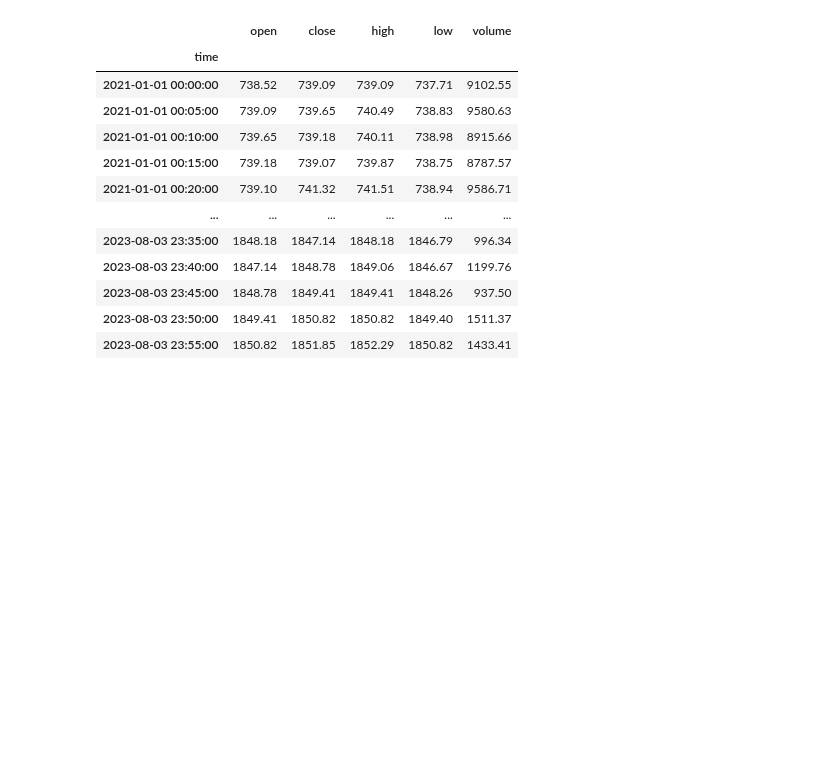
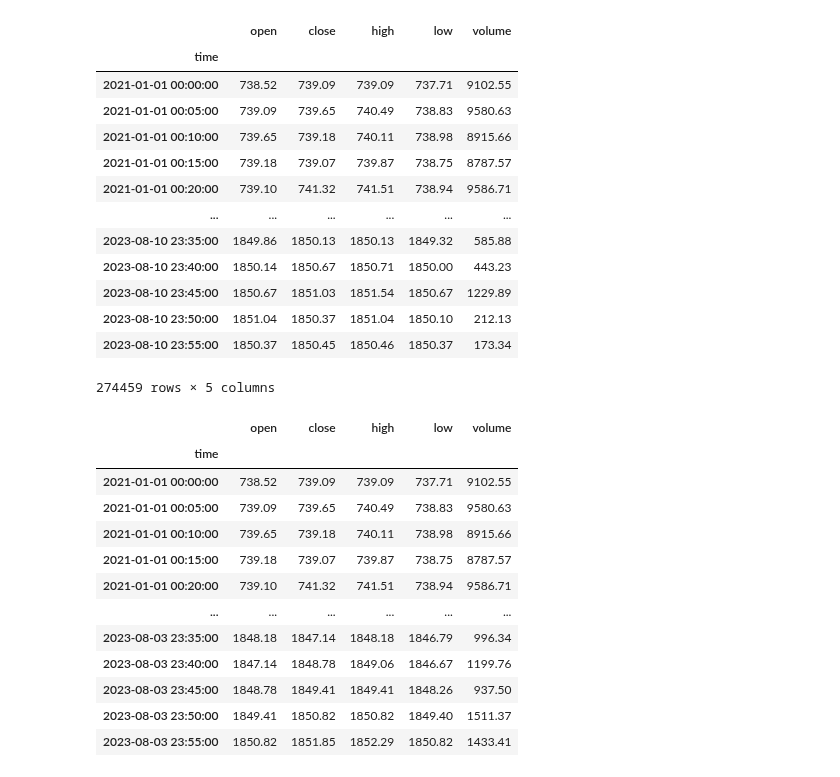
Before and after one commit to Farzad-ES/Crypto-Price-Forecasting, a Jupyter notebook: Time Series Forecaster.ipynb, the cells around one changed output. Drawn from its saved outputs; the diff is of its cells as text; code cells hidden in the pictures; blank space fills up the shorter version.

Commit message:
A minor issue in data mining process has been fixed

```diff
--- a/Time Series Forecaster.ipynb
+++ b/Time Series Forecaster.ipynb
@@ -10,9 +10,24 @@ from scikeras.wrappers import KerasRegressor
 from Data_mining import data_mining
 # %%
 #Data mining process
-#df=data_mining("ETH-USDT", "5m", "2021/01/01", "2023/08/08")
-#df.to_csv("ETH-USDT_5m.csv")
-#df
+df=data_mining("ETH-USDT", "5m", "2021/01/01", "2023/08/11")
+df.to_csv("ETH-USDT_5m.csv")
+df
+# %% [output]
+|  | open | close | high | low | volume |
+| time |  |  |  |  |  |
+| 2021-01-01 00:00:00 | 738.52 | 739.09 | 739.09 | 737.71 | 9102.55 |
+| 2021-01-01 00:05:00 | 739.09 | 739.65 | 740.49 | 738.83 | 9580.63 |
+| 2021-01-01 00:10:00 | 739.65 | 739.18 | 740.11 | 738.98 | 8915.66 |
+| 2021-01-01 00:15:00 | 739.18 | 739.07 | 739.87 | 738.75 | 8787.57 |
+| 2021-01-01 00:20:00 | 739.10 | 741.32 | 741.51 | 738.94 | 9586.71 |
+| ... | ... | ... | ... | ... | ... |
+| 2023-08-10 23:35:00 | 1849.86 | 1850.13 | 1850.13 | 1849.32 | 585.88 |
+| 2023-08-10 23:40:00 | 1850.14 | 1850.67 | 1850.71 | 1850.00 | 443.23 |
+| 2023-08-10 23:45:00 | 1850.67 | 1851.03 | 1851.54 | 1850.67 | 1229.89 |
+| 2023-08-10 23:50:00 | 1851.04 | 1850.37 | 1851.04 | 1850.10 | 212.13 |
+| 2023-08-10 23:55:00 | 1850.37 | 1850.45 | 1850.46 | 1850.37 | 173.34 |
+274459 rows × 5 columns
 # %%
 df=pd.read_csv('./ETH-USDT_5m.csv')
 df=df.set_index(['time'])
```
Also changed, not shown: 2 other files.
